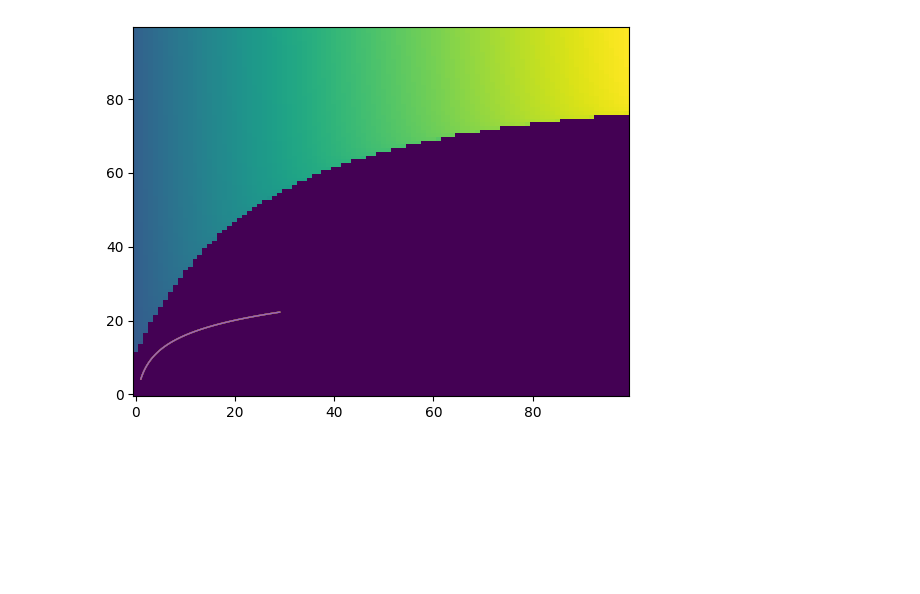
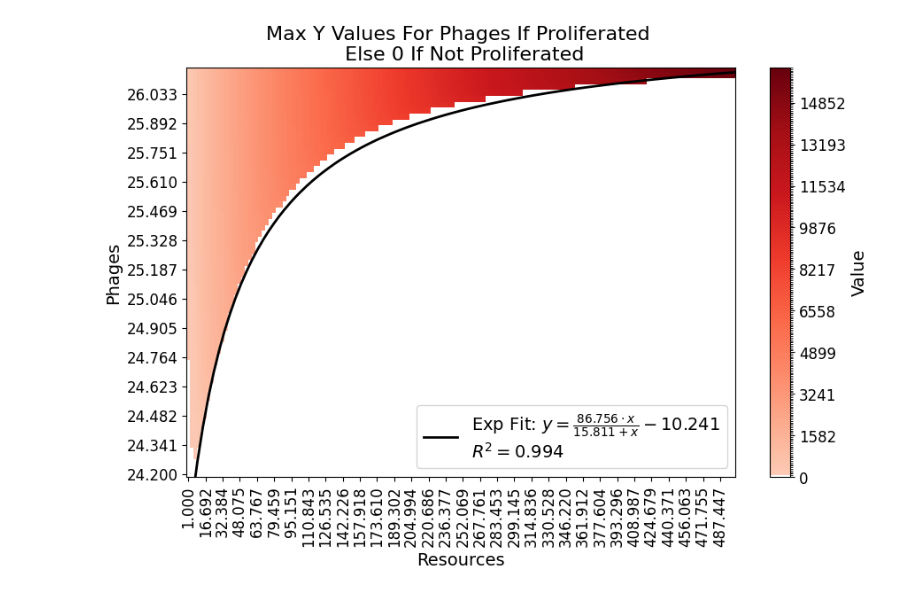
Before and after one commit to BiggusVickus/Master-Thesis, a Jupyter notebook: phase_portrait_resources_phage.ipynb, the cells around one changed output. Cells and saved outputs as stored; diff of their text form; code cells hidden in the pictures; blank space fills up the shorter version.

Commit message:
code plots

```diff
--- a/phase_portrait_resources_phage.ipynb
+++ b/phase_portrait_resources_phage.ipynb
@@ -130,72 +100,20 @@ plt.savefig('LatexReport/Images/Plots/Created/PP/phase_portrait_resources_phage_
 # %%
-# parquet_file_path = 'SimulationResults/UltimateAnalysis/SimulationResults_1748810020/simulation_results_1748810020.parquet'
-# pickle_file_path = 'SimulationResults/UltimateAnalysis/SimulationResults_1748810020/simulation_results_1748810020.pickle'
-# with open(pickle_file_path, 'rb') as f:
-#     pickle_data = pickle.load(f)
-# print("parameter_names_used", pickle_data['parameter_names_used'])
-# print("param_values_list_combination", pickle_data['param_values_list_combination'])
-# print('partition_data', pickle_data['agent_type_count'])
-# print("agent_type", pickle_data['agent_type'])
-# print("agent_names", pickle_data['agent_names'])
+parquet_file_path = 'SimulationResults/UltimateAnalysis/PhasePortraitResourcesPhage/PhasePortraitResourcesPhage.parquet'
+pickle_file_path = 'SimulationResults/UltimateAnalysis/PhasePortraitResourcesPhage/PhasePortraitResourcesPhage.pickle'
 
-# ddf2 = dd.read_parquet(parquet_file_path, engine='pyarrow',
-#                       include_partition_columns=True,
-#                       gather_statistics=True,
-#                       dtype_backend='pyarrow')
 
-# def beta(beta_val):
-#     matrix3 = np.zeros((len(pickle_data['param_values_list_combination'][0]), len(pickle_data['param_values_list_combination'][1])))
-#     matrix4 = np.zeros((len(pickle_data['param_values_list_combination'][0]), len(pickle_data['param_values_list_combination'][1])))
+with open(pickle_file_path, 'rb') as f:
+    pickle_data = pickle.load(f)
+print("parameter_names_used", pickle_data['parameter_names_used'])
+print("param_values_list_combination", pickle_data['param_values_list_combination'])
+print('partition_data', pickle_data['agent_type_count'])
+print("agent_type", pickle_data['agent_type'])
+print("agent_names", pickle_data['agent_names'])
 
-#     def process_resource(i, resource_value):
-#         local_matrix = np.zeros(len(pickle_data['param_values_list_combination'][1]))
-#         local_matrix2 = np.zeros(len(pickle_data['param_values_list_combination'][1]))
-#         for j, phage_value in enumerate(pickle_data['param_values_list_combination'][1]):
-#             simulation_results = ddf2.query(f'Resources == {resource_value} and Phages == {phage_value} and B_matrix == {beta_val}').compute()
-#             y_values = np.array(ast.literal_eval(simulation_results['y_values'].iloc[0]))[-1, :]
-#             if np.any(y_values > phage_value * 2):
-#                 local_matrix[j] = np.max(y_values)
-#                 local_matrix2[j] = 1
-#         return local_matrix, local_matrix2
-
-#     results = Parallel(n_jobs=-1)(
-#         delayed(process_resource)(i, resource_value)
-#         for i, resource_value in enumerate(pickle_data['param_values_list_combination'][0])
-#     )
-
-#     for i, (col, col2) in enumerate(results):
-#         matrix3[i, :] = col
-#         matrix4[i, :] = col2
-#     matrix3 = matrix3.T
-#     matrix4 = matrix4.T
-#     boundary = np.logical_xor(matrix4, binary_dilation(matrix4))
-#     y_coords, x_coords = np.where(boundary)
-#     mask = x_coords > 0
-#     x_log = x_coords[mask]
-#     y_log = y_coords[mask]
-#     if len(x_log) == 0 or len(y_log) == 0:
-#         return None  # skip if no data
-#     popt, _ = curve_fit(log_func, x_log, y_log, p0=(1, 1, 1), maxfev=1000000)
-#     x_fit = np.linspace(x_log.min(), x_log.max(), 100)
-#     y_fit = log_func(x_fit, *popt)
-#     y_pred = log_func(x_log, *popt)
-#     r2 = r2_score(y_log, y_pred)
-#     a, b, c = popt
-#     print(a, b, c)
-#     return a, b, c, r2, x_fit, y_fit
-
-# plt.imshow(matrix, aspect='auto', origin='lower', cmap='viridis')
-# for beta_val in [8, 9, 10, 11, 12]:
-#     print(f"Processing beta value: {beta_val}")
-#     result = beta(beta_val)
-#     if result is None:
-#         print(f"Beta {beta_val}: No data to fit.")
-#         continue
-#     a, b, c, r2, x_fit, y_fit = result
-#     if c < 0:
-#         label = f'Log Fit: $y = {a:.3f} \\cdot \\ln(x + {b:.3f}) {c:.3f}$\n$R^2 = {r2:.3f}$'
-#     else:
-#         label = f'Log Fit: $y = {a:.3f} \\cdot \\ln(x + {b:.3f}) + {c:.3f}$\n$R^2 = {r2:.3f}$'
-#     print(f"Beta: {beta_val}, {label}")
-#     plt.plot(x_fit, y_fit, linewidth=1, label=f'Beta {beta_val}: {label}')
+ddf = dd.read_parquet(parquet_file_path, engine='pyarrow',
+                      include_partition_columns=True,
+                      gather_statistics=True,
+                      dtype_backend='pyarrow')
+matrix, matrix2 = analyze_matrix(ddf, pickle_data)
+create_plot(matrix, matrix2, pickle_data, save_fig='phase_portrait_resources_phage.png')
 # %% [output]
@@ -227 +127 @@ $R^2 = 0.992$
-[figure, old version]
+[figure, new version]
```
Also changed, not shown: parts of 5 cells of this notebook, 5 other files.
